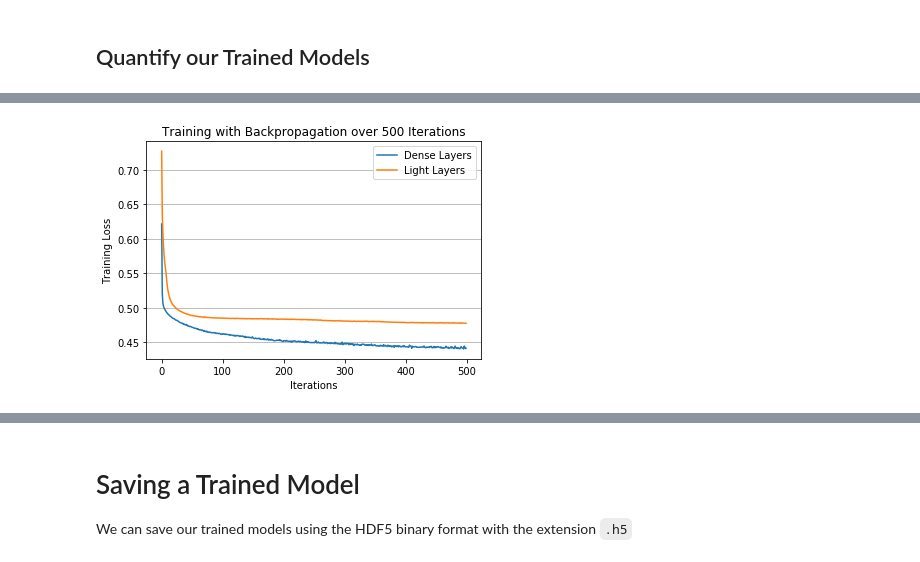
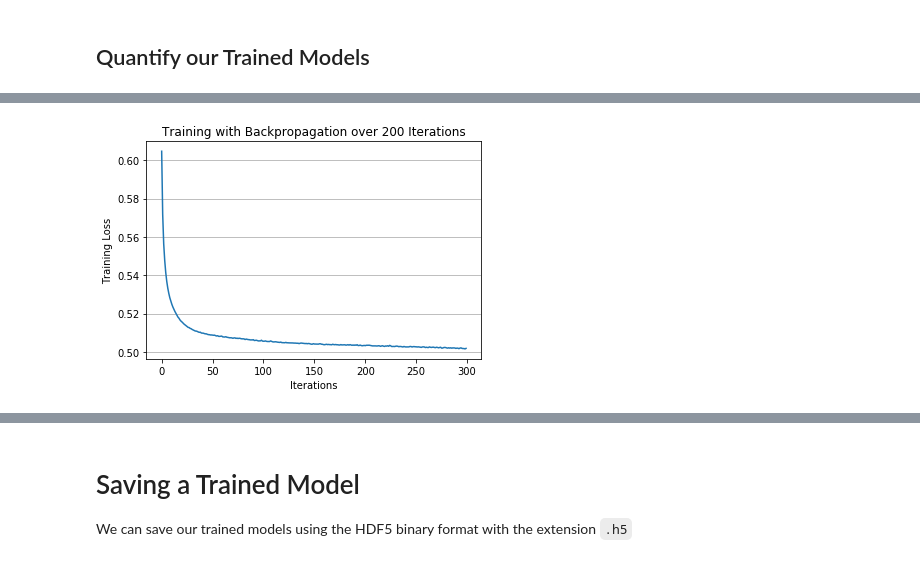
Before and after one commit to sasidhy1/framingham_ML, a Jupyter notebook: framingham_cvd.ipynb, the cells around one changed output, grey strips where cells are left out. Saved outputs shown, nothing was run; the diff lists cells and outputs as text; code cells hidden in the pictures.

Commit message:
validation added

```diff
--- a/framingham_cvd.ipynb
+++ b/framingham_cvd.ipynb
@@ -57,3 +56,7 @@ X_test_scaled = X_scaler.transform(X_test)
+# %%
+#Split training data 50/50 for validation run
+y_val = y_train[:4655]
+partial_y_train = y_train[4655:]
 # %% [markdown]
 # Create Deep Learning Models
 # %%
@@ -102,22 +102,24 @@ Epoch 500/500
 # %%
-#Second learning model with light layers
+#Then training model
 from keras.models import Sequential
 from keras.layers import Dense
 
-light_model = Sequential()
-light_model.add(Dense(units=7, activation='relu', input_dim=13))
-light_model.add(Dense(units=3, activation='relu'))
-light_model.add(Dense(units=1, activation='sigmoid'))
+main_model = Sequential()
+main_model.add(Dense(units=7, activation='relu', input_dim=8))
+main_model.add(Dense(units=1, activation='sigmoid'))
 
 from keras.metrics import categorical_accuracy
-light_model.compile(optimizer='adam',
+main_model.compile(optimizer='adam',
               loss='binary_crossentropy',
               metrics=['accuracy'])
-light = light_model.fit(
-    X_train_scaled,
-    y_train,
-    epochs=500,
+main = main_model.fit(
+    #X_train_scaled,
+    #y_train,
+    partial_x_train,
+    partial_y_train,
+    epochs=310,
     shuffle=True,
+    validation_data=(x_val, y_val),
     verbose=2
 )
 # %% [output]
@@ -154,0 +209,9 @@ Dense Normal Neural Network - Loss: 0.5637459139438838, Accuracy: 0.743127147971
+# %%
+#Export to json
+import json
+with open('main_cvd.json', 'w') as f:
+    json.dump(main.history, f)
+# %%
+import json
+with open('main_cvd.json', 'r') as f:
+        history = json.load(f)
@@ -155,12 +226,8 @@ Dense Normal Neural Network - Loss: 0.5637459139438838, Accuracy: 0.743127147971
 # %%
-# loss is sum of error on training set
-# error should decrease over epochs, steeper the better
-plt.plot(dense.history['loss'])
-plt.plot(light.history['loss'])
-plt.title('Training with Backpropagation over 500 Iterations')
+plt.plot(history['loss'])
+plt.title('Training with Backpropagation over 200 Iterations')
 plt.ylabel('Training Loss')
 plt.xlabel('Iterations')
-plt.legend(['Dense Layers','Light Layers'])
 plt.grid(axis='y')
 # %% [output]
-[figure, old version]
+[figure, new version]
```
Also changed, not shown: parts of 31 cells of this notebook, 3 other files.
